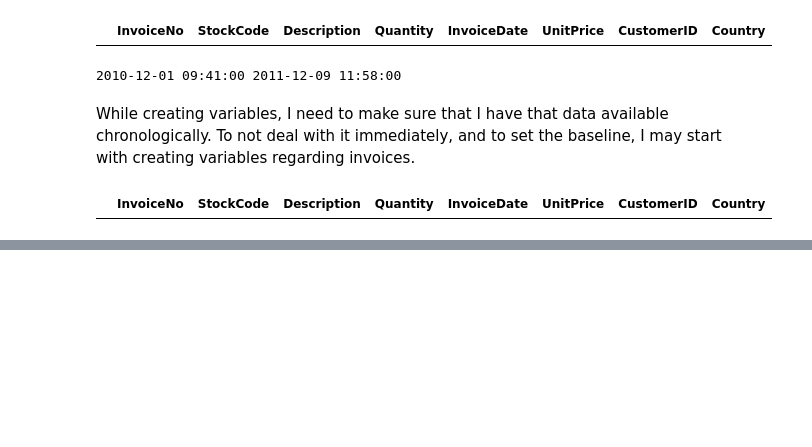
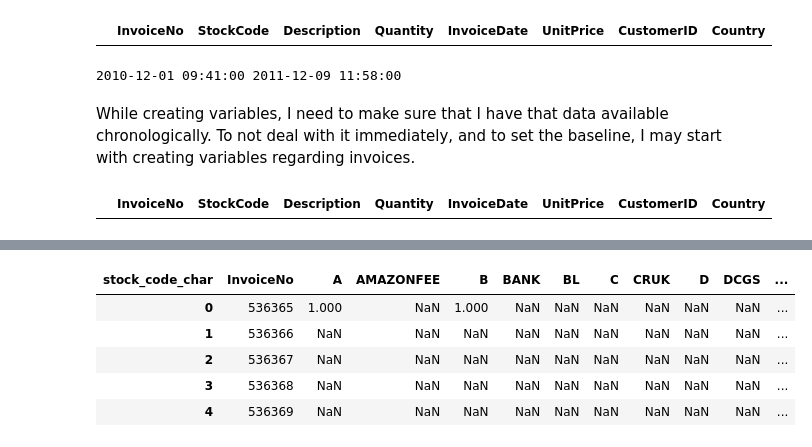
Before and after one commit to YigitAsik/ecom-data, a Jupyter notebook: order-cancellation_preds.ipynb, the cells around one changed output, grey strips where cells are left out. Cells and saved outputs as stored; diff of their text form; code cells hidden in the pictures; blank space fills up the shorter version.

```diff
--- a/order-cancellation_preds.ipynb
+++ b/order-cancellation_preds.ipynb
@@ -199,0 +337,4 @@ df.loc[df['UnitPrice'] < 0, :].head()
+# %%
+df['stock_code_char'] = df['StockCode'].str.extract(r'([A-Z]+)')
+
+df.head()
@@ -199,0 +359,4 @@ df.loc[df['UnitPrice'] < 0, :].head()
+# %%
+df['stock_code_char'] = df['stock_code_char'].fillna('NONE')
+
+df.head()
@@ -199,0 +370,6 @@ df.loc[df['UnitPrice'] < 0, :].head()
+# %%
+stock_code_counts = df.groupby('InvoiceNo').agg({
+    'stock_code_char':'value_counts'
+}).rename(columns={'stock_code_char':'counts'}).reset_index()
+
+stock_code_counts.head()
@@ -199,0 +383,10 @@ df.loc[df['UnitPrice'] < 0, :].head()
+# %%
+stock_code_pvt = pd.pivot_table(stock_code_counts, index='InvoiceNo', values='counts', columns='stock_code_char').reset_index()
+stock_code_pvt.head()
+# %% [output]
+| stock_code_char | InvoiceNo | A | AMAZONFEE | B | BANK | BL | C | CRUK | D | DCGS | ... |
+| 0 | 536365 | 1.000 | NaN | 1.000 | NaN | NaN | NaN | NaN | NaN | NaN | ... |
+| 1 | 536366 | NaN | NaN | NaN | NaN | NaN | NaN | NaN | NaN | NaN | ... |
+| 2 | 536367 | NaN | NaN | NaN | NaN | NaN | NaN | NaN | NaN | NaN | ... |
+| 3 | 536368 | NaN | NaN | NaN | NaN | NaN | NaN | NaN | NaN | NaN | ... |
+| 4 | 536369 | NaN | NaN | NaN | NaN | NaN | NaN | NaN | NaN | NaN | ... |
```
Also changed, not shown: parts of 25 cells of this notebook.
